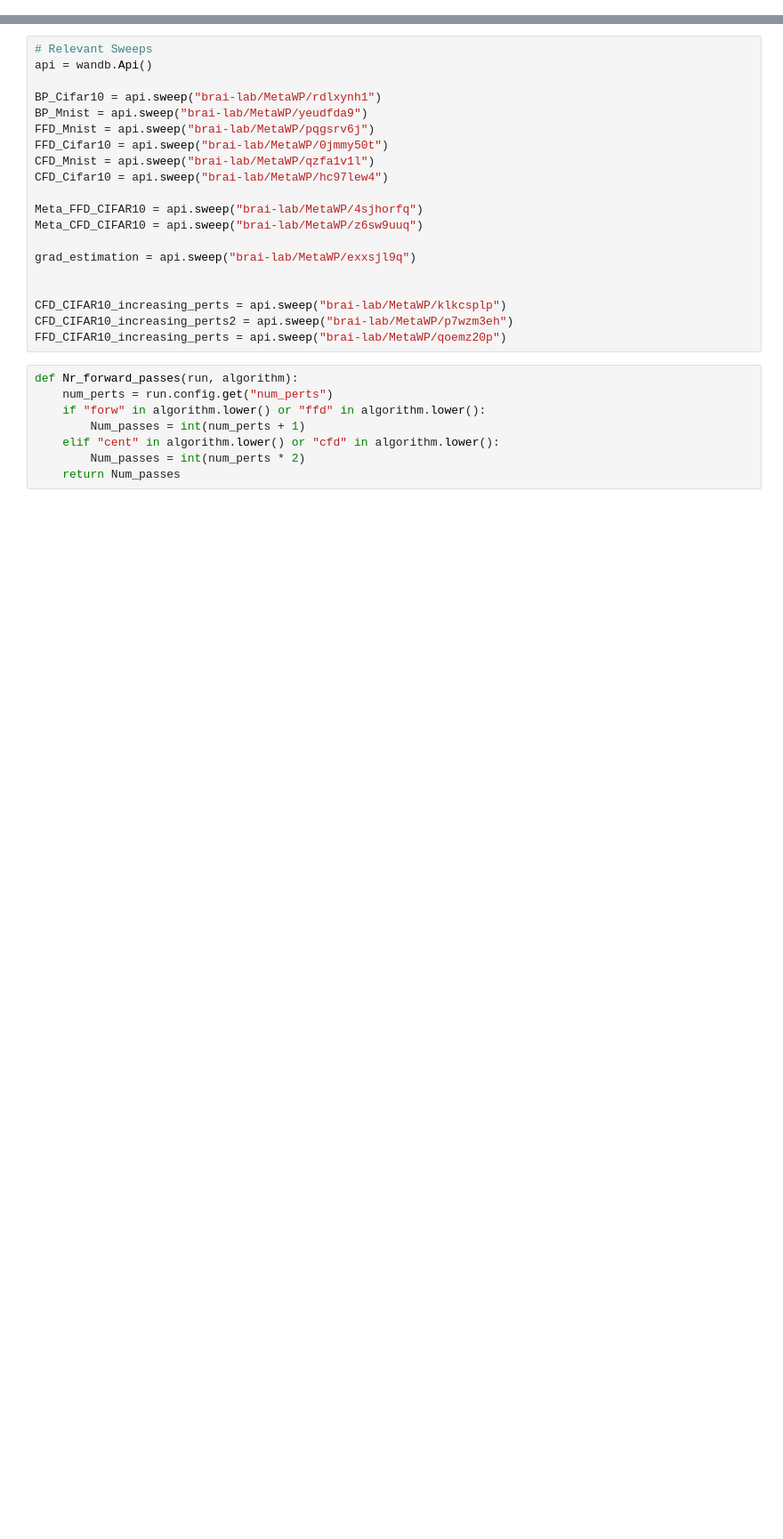
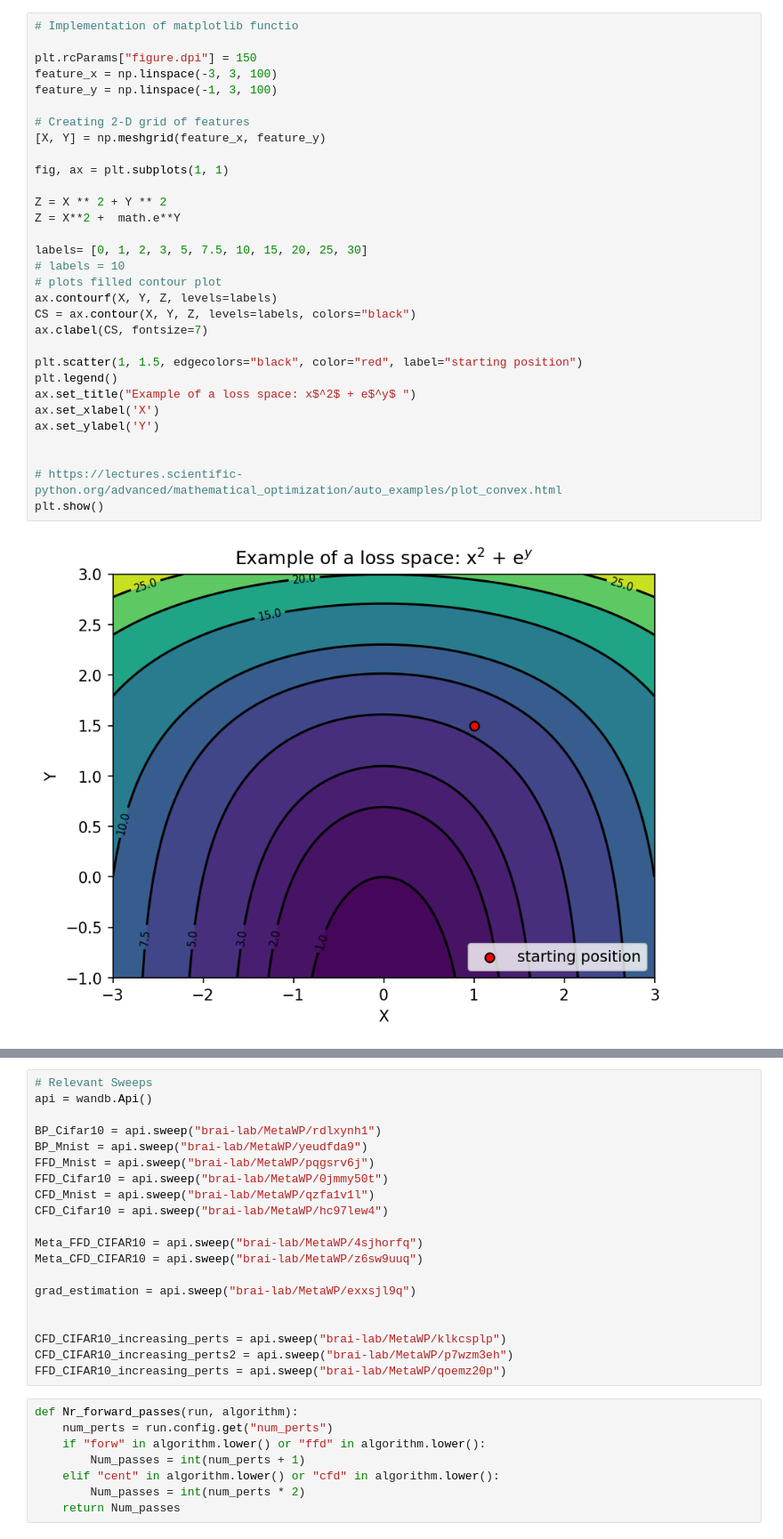
Before and after one commit to MKentKraus/2nd-Order-Perturbations, a Jupyter notebook: visualization.ipynb, the cells around one changed output, grey strips where cells are left out. Shown at 89% size. Drawn from its saved outputs; the diff is of its cells as text; blank space fills up the shorter version.

Commit message:
method illustration plots

```diff
--- a/visualization.ipynb
+++ b/visualization.ipynb
@@ -5,0 +10,33 @@ import matplotlib.pyplot as plt
+# %%
+# Implementation of matplotlib functio
+
+plt.rcParams["figure.dpi"] = 150
+feature_x = np.linspace(-3, 3, 100)
+feature_y = np.linspace(-1, 3, 100)
+
+# Creating 2-D grid of features
+[X, Y] = np.meshgrid(feature_x, feature_y)
+
+fig, ax = plt.subplots(1, 1)
+
+Z = X ** 2 + Y ** 2
+Z = X**2 +  math.e**Y
+
+labels= [0, 1, 2, 3, 5, 7.5, 10, 15, 20, 25, 30]
+# labels = 10
+# plots filled contour plot
+ax.contourf(X, Y, Z, levels=labels)
+CS = ax.contour(X, Y, Z, levels=labels, colors="black")
+ax.clabel(CS, fontsize=7)
+
+plt.scatter(1, 1.5, edgecolors="black", color="red", label="starting position")
+plt.legend()
+ax.set_title("Example of a loss space: x$^2$ + e$^y$ ")
+ax.set_xlabel('X')
+ax.set_ylabel('Y')
+
+
+# https://lectures.scientific-python.org/advanced/mathematical_optimization/auto_examples/plot_convex.html
+plt.show()
+# %% [output]
+[figure, added]
```
Also changed, not shown: parts of 14 cells of this notebook.
